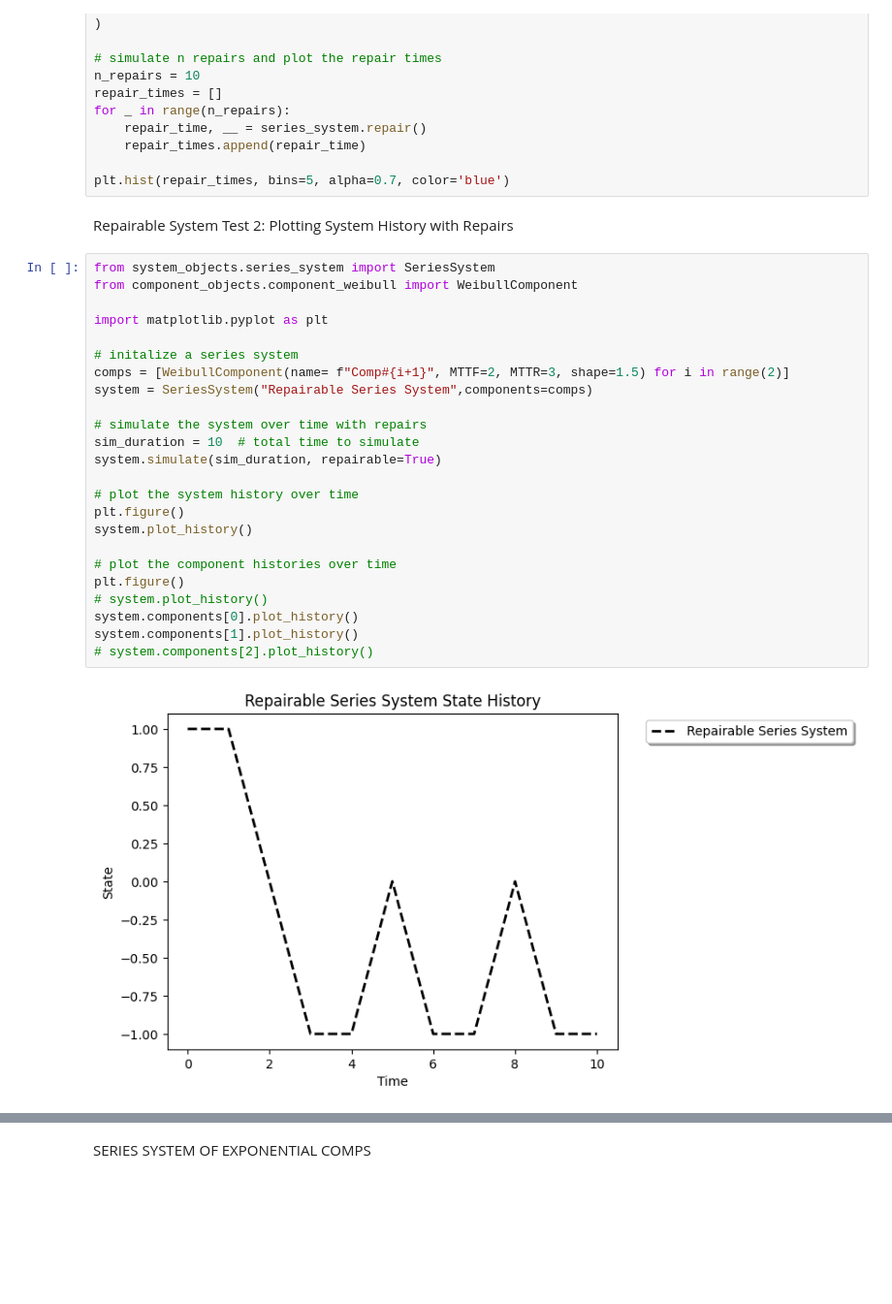
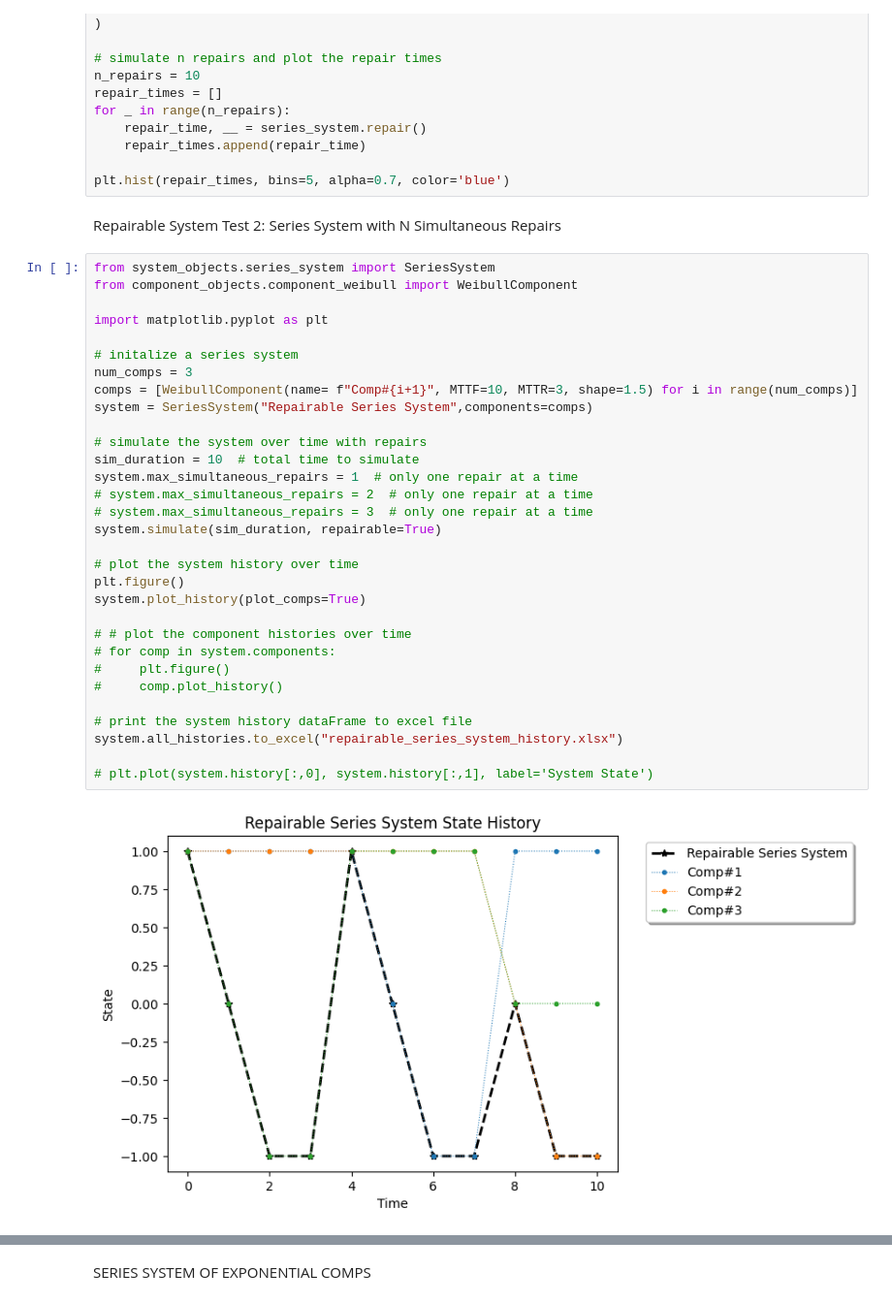
Before and after one commit to andreyaW/KISS2, a Jupyter notebook: object_testing_notebooks/system_test.ipynb, the cells around one changed output, grey strips where cells are left out. Shown at 97% size. Drawn from its saved outputs; the diff is of its cells as text; blank space fills up the shorter version.

```diff
--- a/object_testing_notebooks/system_test.ipynb
+++ b/object_testing_notebooks/system_test.ipynb
@@ -27,30 +27,37 @@ for _ in range(n_repairs):
 
 plt.hist(repair_times, bins=5, alpha=0.7, color='blue')
 # %% [markdown]
-Repairable System Test 2: Plotting System History with Repairs
+Repairable System Test 2: Series System with N Simultaneous Repairs
 # %%
 from system_objects.series_system import SeriesSystem
 from component_objects.component_weibull import WeibullComponent
 
 import matplotlib.pyplot as plt
 
 # initalize a series system
-comps = [WeibullComponent(name= f"Comp#{i+1}", MTTF=2, MTTR=3, shape=1.5) for i in range(2)]
+num_comps = 3
+comps = [WeibullComponent(name= f"Comp#{i+1}", MTTF=10, MTTR=3, shape=1.5) for i in range(num_comps)]
 system = SeriesSystem("Repairable Series System",components=comps)
 
 # simulate the system over time with repairs
 sim_duration = 10  # total time to simulate
+system.max_simultaneous_repairs = 1  # only one repair at a time
+# system.max_simultaneous_repairs = 2  # only one repair at a time
+# system.max_simultaneous_repairs = 3  # only one repair at a time
 system.simulate(sim_duration, repairable=True)
 
 # plot the system history over time
 plt.figure()
-system.plot_history()
+system.plot_history(plot_comps=True)
 
-# plot the component histories over time
-plt.figure()
-# system.plot_history()
-system.components[0].plot_history()
-system.components[1].plot_history()
-# system.components[2].plot_history()
+# # plot the component histories over time
+# for comp in system.components:
+#     plt.figure()
+#     comp.plot_history()
+
+# print the system history dataFrame to excel file
+system.all_histories.to_excel("repairable_series_system_history.xlsx")
+
+# plt.plot(system.history[:,0], system.history[:,1], label='System State')
 # %% [output]
-[figure, old version]
+[figure, new version]
```
Also changed, not shown: parts of 3 cells of this notebook, 12 other files.
